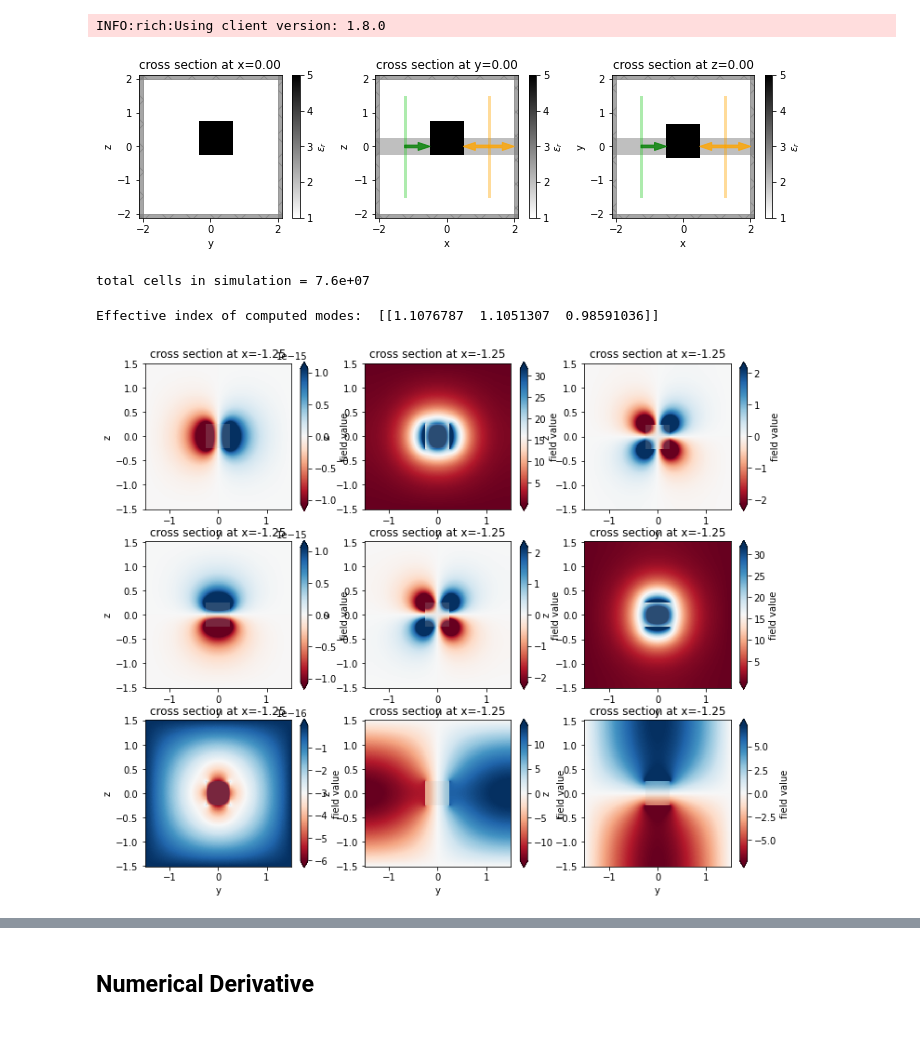
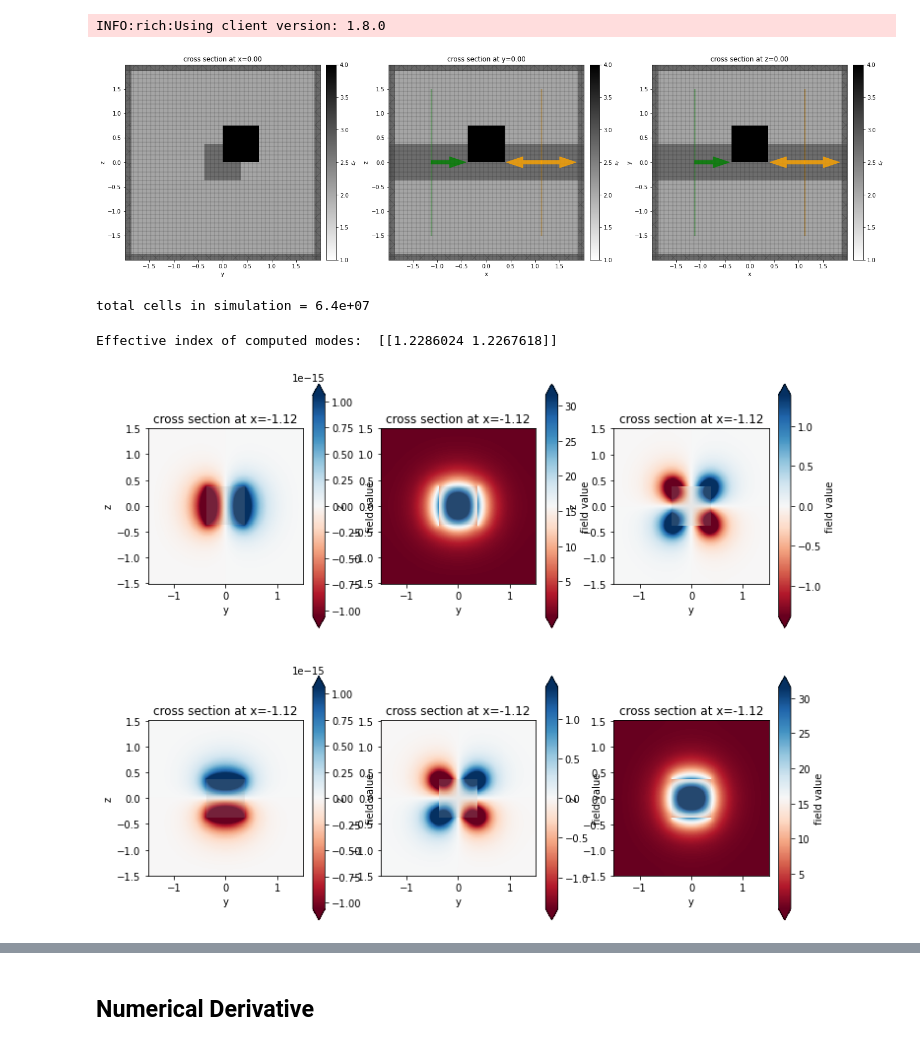
Before and after one commit to flexcompute-readthedocs/tidy3d-docs, a Jupyter notebook: docs/source/notebooks/Adjoint_Geometry.ipynb, the cells around one changed output, grey strips where cells are left out. Drawn from its saved outputs; the diff is of its cells as text; code cells hidden in the pictures.

```diff
--- a/docs/source/notebooks/Adjoint_Geometry.ipynb
+++ b/docs/source/notebooks/Adjoint_Geometry.ipynb
@@ -26,7 +26,6 @@ INFO:rich:Using client version: 1.8.0
 # wavelength and frequency
 wavelength = 1.0
 freq0 = td.C_0 / wavelength
-k0 = 2 * np.pi * freq0 / td.C_0
 
 # resolution control
 dl = 0.01
@@ -35,9 +34,9 @@ subpixel = True
 # space between box and PML
 buffer = 1.5 * wavelength
 
-# initial size of boxe and waveguide
-lx, ly, lz = 1.0, 1.0, 1.0
-wg_width = 0.5
+# initial size of box and waveguide
+lx, ly, lz = .75, .75, .75
+wg_width = 0.75
 
 # position of source and monitor (constant for all)
 source_x = -lx/2 - buffer/2
@@ -47,21 +46,21 @@ meas_x = lx/2 + buffer/2
 Lx = lx + 2 * buffer
 Ly = ly + 2 * buffer
 Lz = lz + 2 * buffer
-center0 = (0., wg_width/3., wg_width/2.)
+center0 = (0., ly/2., lz/2.)
 size0 = (lx, ly, lz)
 
 # simulation parameters
 boundary_spec = td.BoundarySpec.all_sides(boundary=td.PML())
 
-permittivity = 5.0
-# grid_spec = td.GridSpec.auto(wavelength=wavelength, min_steps_per_wvl=(wavelength/dl/np.sqrt(permittivity)))
+permittivity = 4.0
+grid_spec = td.GridSpec.auto(wavelength=wavelength, min_steps_per_wvl=(wavelength/dl/np.sqrt(permittivity)))
 grid_spec = td.GridSpec.uniform(dl=dl)
 
 wg_eps = 2.0
 
 # frequency width and run time
 freqw = freq0 / 10
-run_time = 10 / freqw
+run_time = 30 / freqw
 
 # monitor for plotting
 monitor_field = td.FieldMonitor(
@@ -76,21 +75,30 @@ waveguide = td.Structure(
     medium=td.Medium(permittivity=wg_eps)
 )
 
+scatterer = td.Structure(
+    geometry=td.Box(
+        size=(2 * wg_width, wg_width, 1.5 * wg_width)
+    ),
+    medium=td.Medium(permittivity=wg_eps)
+)
+
+num_modes = 2
+mode_index_out = 1
+mode_index_in = 0
+
 mode_size = (0,3,3)
 
 # source seeding the simulation
 forward_source = td.ModeSource(
         source_time=td.GaussianPulse(freq0=freq0, fwidth=freq0/10),
-        center=[source_x, 0, 0],
+        center=[source_x, 0.0, 0],
         size=mode_size,
-        mode_index=0,
+        mode_index=mode_index_in,
         direction="+"
     )
 
 # we'll refer to the measurement monitor by this name often
 measurement_monitor_name = 'measurement'
-
-num_modes = 3
 
 # monitor where we compute the objective function from
 measurement_monitor = td.ModeMonitor(
@@ -128,36 +136,36 @@ def make_sim(center=center0, size=size0) -> JaxSimulation:
 # %%
 sim_base = make_sim()
 
-f, axes = plt.subplots(1, 3, tight_layout=True, figsize=(10, 5))
+f, axes = plt.subplots(1, 3, tight_layout=True, figsize=(20, 15))
 
 sim_plot = sim_base.to_simulation()[0]
 
 for dim, ax in zip('xyz', axes):
     sim_plot.plot_eps(**{dim:0}, ax=ax)
-    # sim_plot.plot_grid(**{dim:0}, ax=ax)
+    sim_plot.plot_grid(**{dim:0}, ax=ax)
 
 plt.show()
 
 print(f"total cells in simulation = {sim_base.num_cells:.1e}")
 # %% [output]
-[figure, old version]
+[figure, new version]
-total cells in simulation = 7.6e+07
+total cells in simulation = 6.4e+07
 # %%
 from tidy3d.plugins import ModeSolver
 
 mode_solver = ModeSolver(simulation=sim_plot, plane=forward_source, mode_spec=sim_plot.monitors[0].mode_spec, freqs=[freq0])
 modes = mode_solver.solve()
 
 print("Effective index of computed modes: ", np.array(modes.n_eff))
 
-fig, axs = plt.subplots(num_modes, 3, figsize=(12, 10))
+fig, axs = plt.subplots(num_modes, 3, figsize=(12, 5*num_modes))
 for mode_ind in range(num_modes):
     mode_solver.plot_field("Ex", "real", f=freq0, mode_index=mode_ind, ax=axs[mode_ind, 0])
     mode_solver.plot_field("Ey", "real", f=freq0, mode_index=mode_ind, ax=axs[mode_ind, 1])
     mode_solver.plot_field("Ez", "real", f=freq0, mode_index=mode_ind, ax=axs[mode_ind, 2])
 # %% [output]
-Effective index of computed modes:  [[1.1076787  1.1051307  0.98591036]]
+Effective index of computed modes:  [[1.2286024 1.2267618]]
-[figure, old version]
+[figure, new version]
 # %%
 def measure_power(sim_data: JaxSimulationData) -> float:
     """Power in the 0th order mode."""
```
Also changed, not shown: parts of 15 cells of this notebook, 3 other files.
